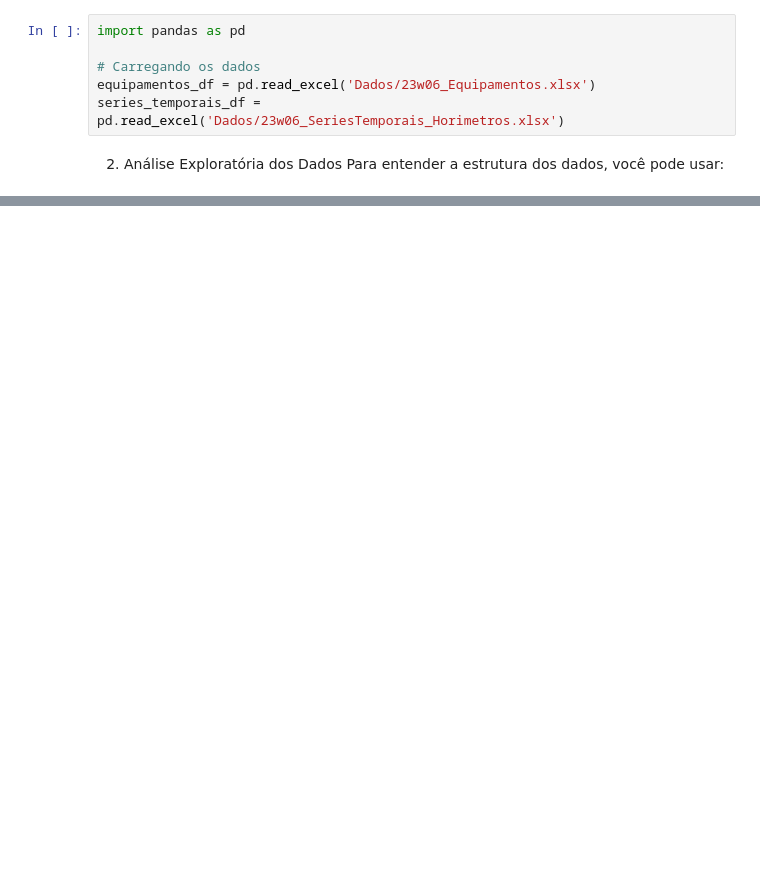
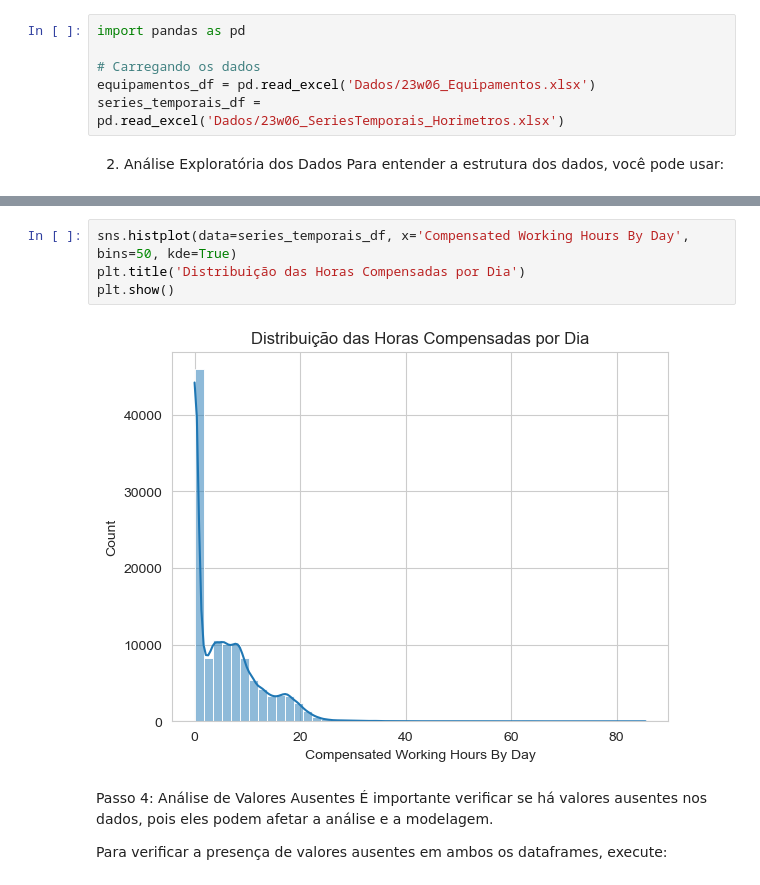
Before and after one commit to jorgelpbarretob/Master-Sirius, a Jupyter notebook: Módulo 3 - Design de Experimentos e Deep Learning/Desafio Volvo/Volto_Jorge.ipynb, the cells around one changed output, grey strips where cells are left out. Drawn from its saved outputs; the diff is of its cells as text; blank space fills up the shorter version.

```diff
--- a/Módulo 3 - Design de Experimentos e Deep Learning/Desafio Volvo/Volto_Jorge.ipynb
+++ b/Módulo 3 - Design de Experimentos e Deep Learning/Desafio Volvo/Volto_Jorge.ipynb
@@ -45,0 +69,11 @@ memory usage: 3.6+ MB
+# %%
+sns.histplot(data=series_temporais_df, x='Compensated Working Hours By Day', bins=50, kde=True)
+plt.title('Distribuição das Horas Compensadas por Dia')
+plt.show()
+# %% [output]
+[figure, added]
+# %% [markdown]
+Passo 4: Análise de Valores Ausentes
+É importante verificar se há valores ausentes nos dados, pois eles podem afetar a análise e a modelagem.
+
+Para verificar a presença de valores ausentes em ambos os dataframes, execute:
```
Also changed, not shown: parts of 42 cells of this notebook.
